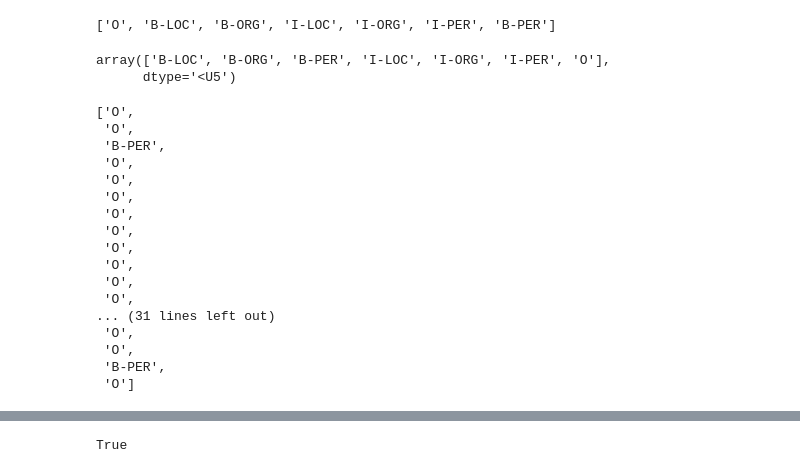
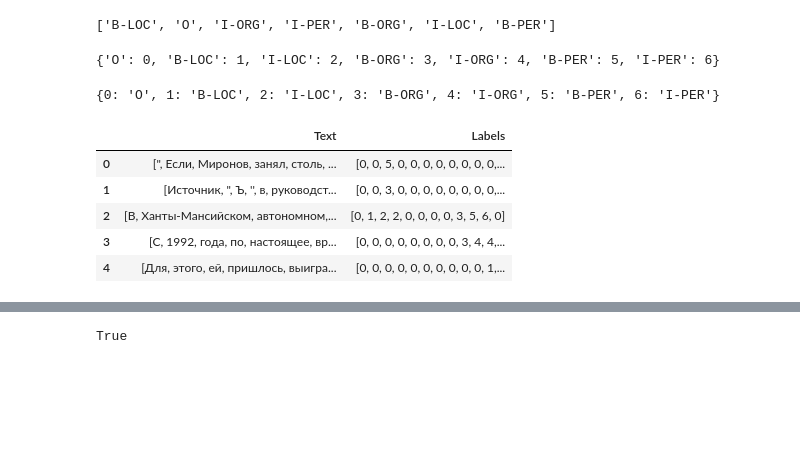
Before and after one commit to wizard339/education, a Jupyter notebook: misis/nlp/token_classification/token_classification.ipynb, the cells around one changed output, grey strips where cells are left out. Cells and saved outputs as stored; diff of their text form; code cells hidden in the pictures; blank space fills up the shorter version.

```diff
--- a/misis/nlp/token_classification/token_classification.ipynb
+++ b/misis/nlp/token_classification/token_classification.ipynb
@@ -118,40 +103,38 @@ Dataset({
 # %%
 ner_tags = []
-for tag_list in hg_train['Tags']:
-    for tag in tag_list:
-        ner_tags.append(tag)
+for labels_list in train_data['Labels']:
+    for label in labels_list:
+        ner_tags.append(label)
 ner_tags = list(set(ner_tags))
-
 print(ner_tags)
 # %% [output]
-['O', 'B-LOC', 'B-ORG', 'I-LOC', 'I-ORG', 'I-PER', 'B-PER']
+['B-LOC', 'O', 'I-ORG', 'I-PER', 'B-ORG', 'I-LOC', 'B-PER']
 # %%
-ner_tags = ['O', 'B-LOC', 'I-LOC', 'B-ORG', 'I-ORG', 'B-PER', 'I-PER']
-le = LabelEncoder()
-le.fit(ner_tags)
-le.classes_
-# for el in hg_train['Tags']:
-#     le.transform(el)
+ner_tags = dict(zip(['O', 'B-LOC', 'I-LOC', 'B-ORG', 'I-ORG', 'B-PER', 'I-PER'], list(range(7))))
+print(ner_tags)
 # %% [output]
-array(['B-LOC', 'B-ORG', 'B-PER', 'I-LOC', 'I-ORG', 'I-PER', 'O'],
-      dtype='<U5')
+{'O': 0, 'B-LOC': 1, 'I-LOC': 2, 'B-ORG': 3, 'I-ORG': 4, 'B-PER': 5, 'I-PER': 6}
-# %%
-hg_train['Tags'][0]
-# %% [output]
-['O',
- 'O',
- 'B-PER',
- 'O',
- 'O',
- 'O',
- 'O',
- 'O',
- 'O',
- 'O',
- 'O',
- 'O',
-... (31 lines left out)
- 'O',
- 'O',
- 'B-PER',
- 'O']
+# %%
+ner_tags_inv = {v: k for k, v in ner_tags.items()}
+print(ner_tags_inv)
+# %% [output]
+{0: 'O', 1: 'B-LOC', 2: 'I-LOC', 3: 'B-ORG', 4: 'I-ORG', 5: 'B-PER', 6: 'I-PER'}
+# %%
+def label_encode(labels):
+    new_labels = []
+    for label in labels:
+        new_labels.append(ner_tags[label])
+    return new_labels
+
+train_data['Labels'] = train_data['Labels'].apply(label_encode)
+val_data['Labels'] = val_data['Labels'].apply(label_encode)
+test_data['Labels'] = test_data['Labels'].apply(label_encode)
+# %%
+train_data.head()
+# %% [output]
+|  | Text | Labels |
+| 0 | [", Если, Миронов, занял, столь, ... | [0, 0, 5, 0, 0, 0, 0, 0, 0, 0, 0,... |
+| 1 | [Источник, ", Ъ, '', в, руководст... | [0, 0, 3, 0, 0, 0, 0, 0, 0, 0, 0,... |
+| 2 | [В, Ханты-Мансийском, автономном,... | [0, 1, 2, 2, 0, 0, 0, 0, 3, 5, 6, 0] |
+| 3 | [С, 1992, года, по, настоящее, вр... | [0, 0, 0, 0, 0, 0, 0, 0, 3, 4, 4,... |
+| 4 | [Для, этого, ей, пришлось, выигра... | [0, 0, 0, 0, 0, 0, 0, 0, 0, 0, 1,... |
```
Also changed, not shown: parts of 29 cells of this notebook.
